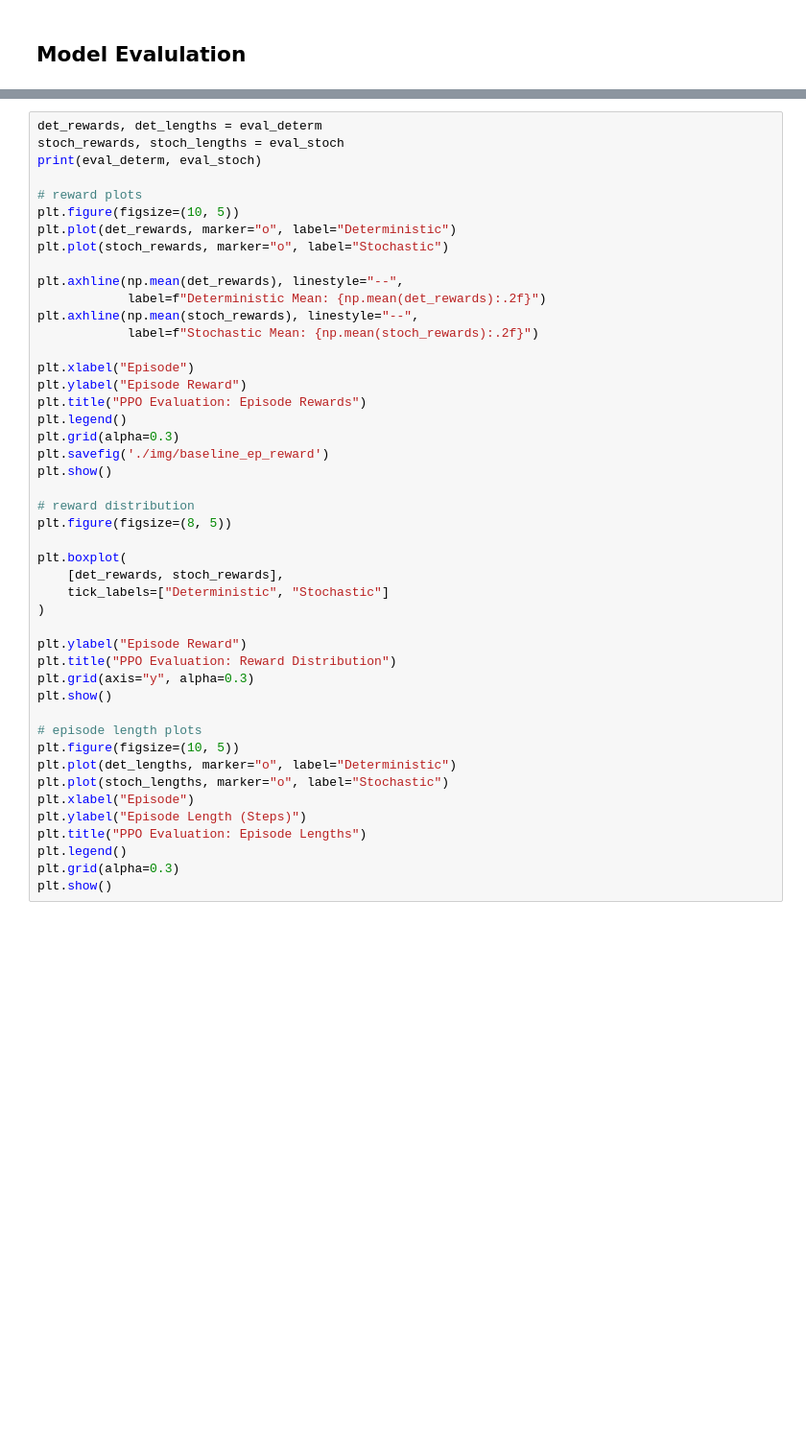
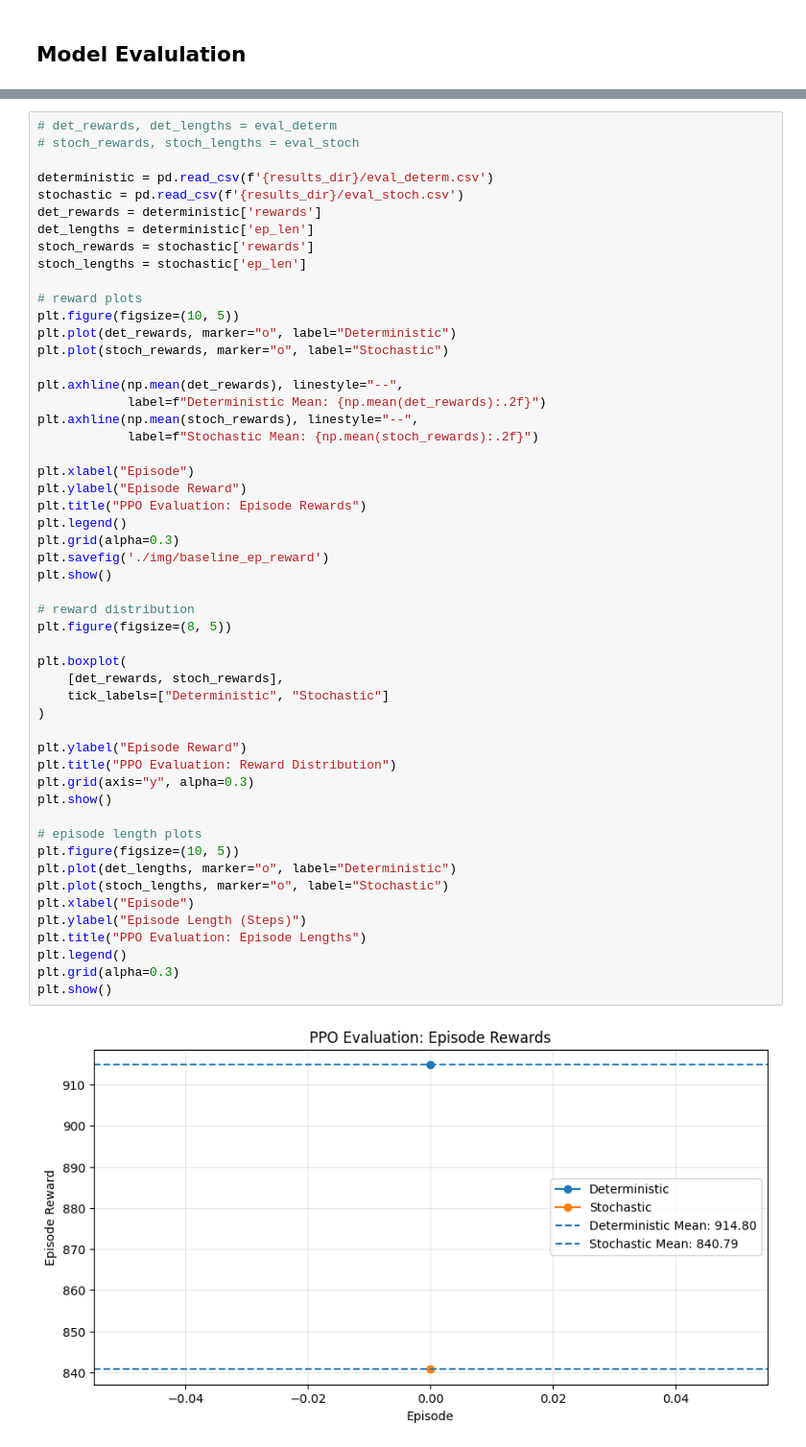
Before and after one commit to alvt55/lap-zero, a Jupyter notebook: ppo_pipeline.ipynb, the cells around one changed output, grey strips where cells are left out. Shown at 96% size. Drawn from its saved outputs; the diff is of its cells as text; blank space fills up the shorter version.

Commit message:
feat: added csv saving for evaluation results and plotting

```diff
--- a/ppo_pipeline.ipynb
+++ b/ppo_pipeline.ipynb
@@ -169,7 +249,13 @@ eval_stoch = evaluate_policy(
 # %%
-det_rewards, det_lengths = eval_determ
-stoch_rewards, stoch_lengths = eval_stoch
-print(eval_determ, eval_stoch)
+# det_rewards, det_lengths = eval_determ
+# stoch_rewards, stoch_lengths = eval_stoch
+
+deterministic = pd.read_csv(f'{results_dir}/eval_determ.csv')
+stochastic = pd.read_csv(f'{results_dir}/eval_stoch.csv')
+det_rewards = deterministic['rewards']
+det_lengths = deterministic['ep_len']
+stoch_rewards = stochastic['rewards']
+stoch_lengths = stochastic['ep_len']
 
 # reward plots
 plt.figure(figsize=(10, 5))
@@ -185,30 +271,32 @@ plt.xlabel("Episode")
 plt.ylabel("Episode Reward")
 plt.title("PPO Evaluation: Episode Rewards")
 plt.legend()
 plt.grid(alpha=0.3)
 plt.savefig('./img/baseline_ep_reward')
 plt.show()
 
 # reward distribution
 plt.figure(figsize=(8, 5))
 
 plt.boxplot(
     [det_rewards, stoch_rewards],
     tick_labels=["Deterministic", "Stochastic"]
 )
 
 plt.ylabel("Episode Reward")
 plt.title("PPO Evaluation: Reward Distribution")
 plt.grid(axis="y", alpha=0.3)
 plt.show()
 
 # episode length plots
 plt.figure(figsize=(10, 5))
 plt.plot(det_lengths, marker="o", label="Deterministic")
 plt.plot(stoch_lengths, marker="o", label="Stochastic")
 plt.xlabel("Episode")
 plt.ylabel("Episode Length (Steps)")
 plt.title("PPO Evaluation: Episode Lengths")
 plt.legend()
 plt.grid(alpha=0.3)
 plt.show()
+# %% [output]
+[figure, added]
```
Also changed, not shown: parts of 7 cells of this notebook.
